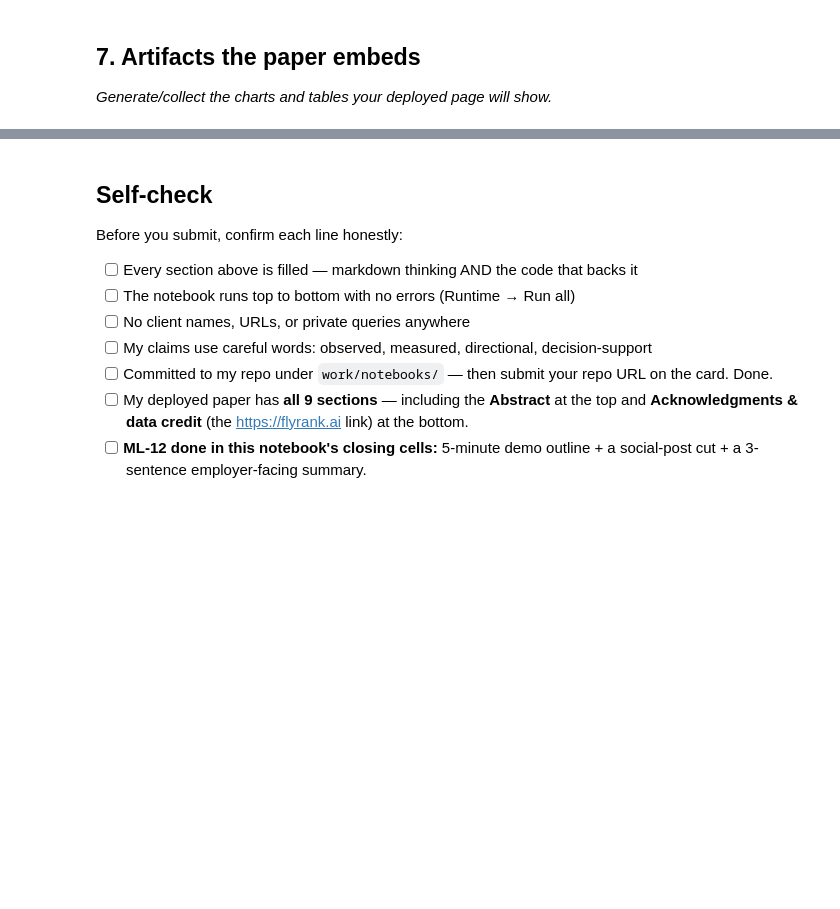
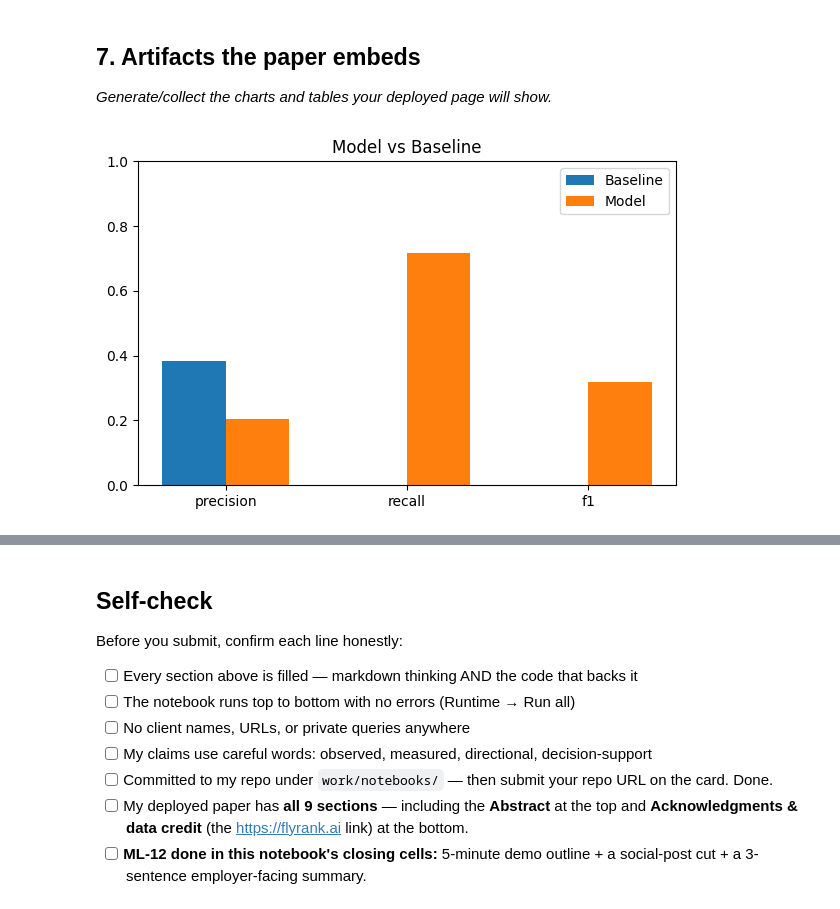
Before and after one commit to DuaaMahar5/FlyRank-internship-ml, a Jupyter notebook: work/notebooks/capstone.ipynb, the cells around one changed output, grey strips where cells are left out. Cells and saved outputs as stored; diff of their text form; code cells hidden in the pictures; blank space fills up the shorter version.

```diff
--- a/work/notebooks/capstone.ipynb
+++ b/work/notebooks/capstone.ipynb
@@ -20,0 +288,16 @@ This skeleton is yours to fill. Work the sections **in order** — each one has
+# %%
+from sklearn.linear_model import LogisticRegression
+from sklearn.model_selection import train_test_split
+from sklearn.metrics import roc_auc_score, precision_score, recall_score, f1_score
+
+honest_features = ['feb_impressions', 'feb_clicks', 'feb_avg_position', 'content_age_days']
+
+X = df[honest_features].fillna(0)
+y = df['is_declining']
+X_tr, X_te, y_tr, y_te = train_test_split(X, y, test_size=0.25, random_state=42, stratify=y)
+
+model = LogisticRegression(max_iter=1000, class_weight='balanced').fit(X_tr, y_tr)
+model_pred = model.predict(X_te)
+model_proba = model.predict_proba(X_te)[:, 1]
+honest_auc = roc_auc_score(y_te, model_proba)
+print(f"Model AUC: {honest_auc:.3f}")
@@ -34,3 +421,24 @@ This skeleton is yours to fill. Work the sections **in order** — each one has
 ## 7. Artifacts the paper embeds
 
 *Generate/collect the charts and tables your deployed page will show.*
+# %%
+import matplotlib.pyplot as plt
+import numpy as np
+
+metrics = ['precision', 'recall', 'f1']
+x = np.arange(len(metrics))
+width = 0.35
+
+fig, ax = plt.subplots(figsize=(6,4))
+ax.bar(x - width/2, results.loc[0, metrics], width, label='Baseline')
+ax.bar(x + width/2, results.loc[1, metrics], width, label='Model')
+ax.set_xticks(x)
+ax.set_xticklabels(metrics)
+ax.set_ylim(0, 1)
+ax.set_title('Model vs Baseline')
+ax.legend()
+plt.tight_layout()
+plt.savefig('model_vs_baseline.png', dpi=150)
+plt.show()
+# %% [output]
+[figure, added]
```
Also changed, not shown: parts of 19 cells of this notebook.
